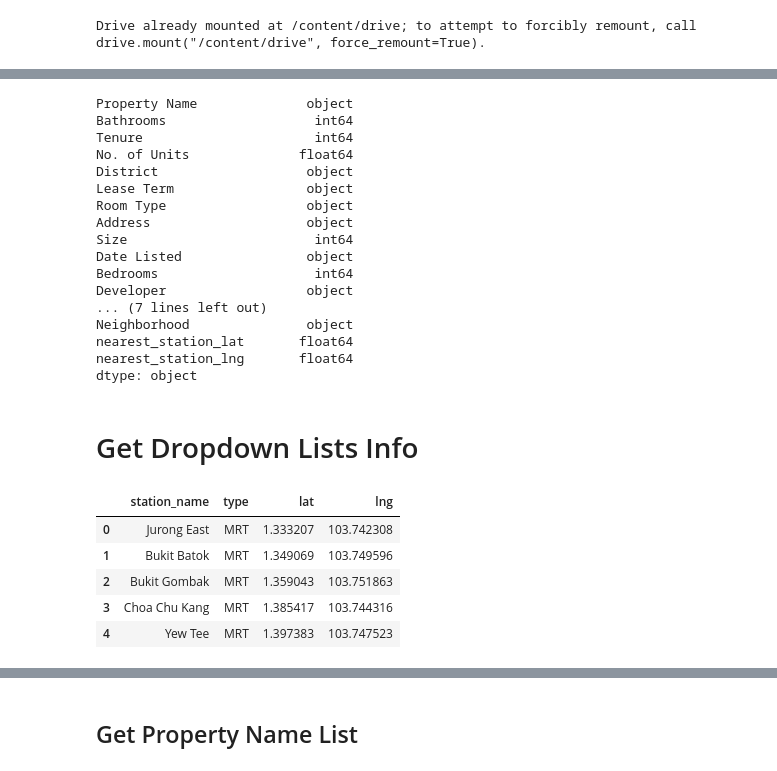
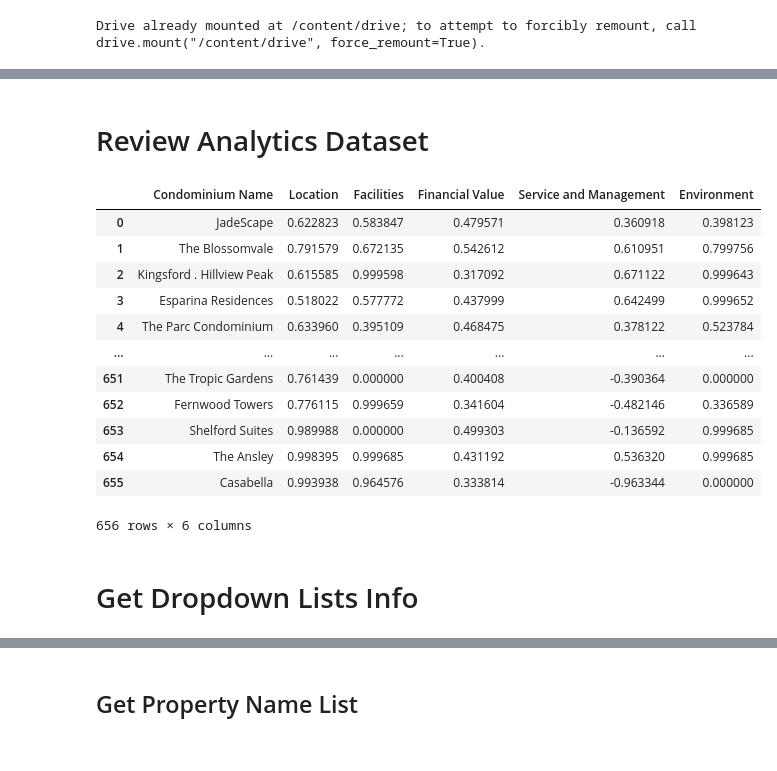
Before and after one commit to cocoy02/IS4242_Group11_Rental_Price_Prediction, a Jupyter notebook: 6_Application.ipynb, the cells around one changed output, grey strips where cells are left out. Cells and saved outputs as stored; diff of their text form; code cells hidden in the pictures.

```diff
--- a/6_Application.ipynb
+++ b/6_Application.ipynb
@@ -28,32 +28,22 @@ df_rent
-# %%
-df_rent.dtypes
-# %% [output]
-Property Name              object
-Bathrooms                   int64
-Tenure                      int64
-No. of Units              float64
-District                   object
-Lease Term                 object
-Room Type                  object
-Address                    object
-Size                        int64
-Date Listed                object
-Bedrooms                    int64
-Developer                  object
-... (7 lines left out)
-Neighborhood               object
-nearest_station_lat       float64
-nearest_station_lng       float64
-dtype: object
+# %% [markdown]
+# Review Analytics Dataset
+# %%
+df_review = pd.read_csv("/content/drive/MyDrive/IS4242/review_final.csv")
+df_review.drop(['Unnamed: 0'], axis=1, inplace=True)
+df_review
+# %% [output]
+|  | Condominium Name | Location | Facilities | Financial Value | Service and Management | Environment |
+| 0 | JadeScape | 0.622823 | 0.583847 | 0.479571 | 0.360918 | 0.398123 |
+| 1 | The Blossomvale | 0.791579 | 0.672135 | 0.542612 | 0.610951 | 0.799756 |
+| 2 | Kingsford . Hillview Peak | 0.615585 | 0.999598 | 0.317092 | 0.671122 | 0.999643 |
+| 3 | Esparina Residences | 0.518022 | 0.577772 | 0.437999 | 0.642499 | 0.999652 |
+| 4 | The Parc Condominium | 0.633960 | 0.395109 | 0.468475 | 0.378122 | 0.523784 |
+| ... | ... | ... | ... | ... | ... | ... |
+| 651 | The Tropic Gardens | 0.761439 | 0.000000 | 0.400408 | -0.390364 | 0.000000 |
+| 652 | Fernwood Towers | 0.776115 | 0.999659 | 0.341604 | -0.482146 | 0.336589 |
+| 653 | Shelford Suites | 0.989988 | 0.000000 | 0.499303 | -0.136592 | 0.999685 |
+| 654 | The Ansley | 0.998395 | 0.999685 | 0.431192 | 0.536320 | 0.999685 |
+| 655 | Casabella | 0.993938 | 0.964576 | 0.333814 | -0.963344 | 0.000000 |
+656 rows × 6 columns
 # %% [markdown]
 # Get Dropdown Lists Info
-# %%
-df_train_coords = pd.read_csv('/content/drive/MyDrive/Colab_Notebooks/IS4242/mrt_lrt_data_v2.csv')
-df_train_coords.head(5)
-# %% [output]
-|  | station_name | type | lat | lng |
-| 0 | Jurong East | MRT | 1.333207 | 103.742308 |
-| 1 | Bukit Batok | MRT | 1.349069 | 103.749596 |
-| 2 | Bukit Gombak | MRT | 1.359043 | 103.751863 |
-| 3 | Choa Chu Kang | MRT | 1.385417 | 103.744316 |
-| 4 | Yew Tee | MRT | 1.397383 | 103.747523 |
```
Also changed, not shown: parts of 41 cells of this notebook.
